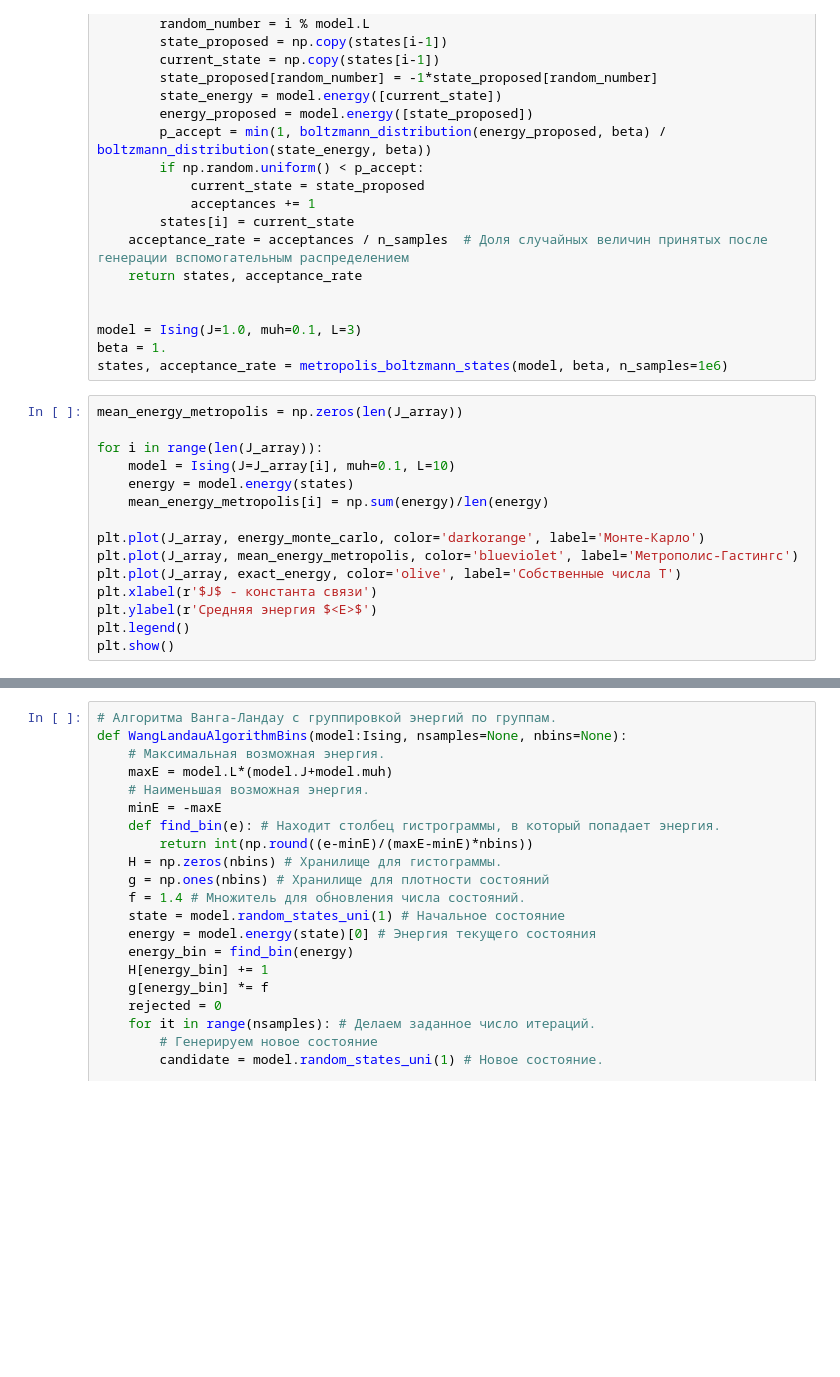
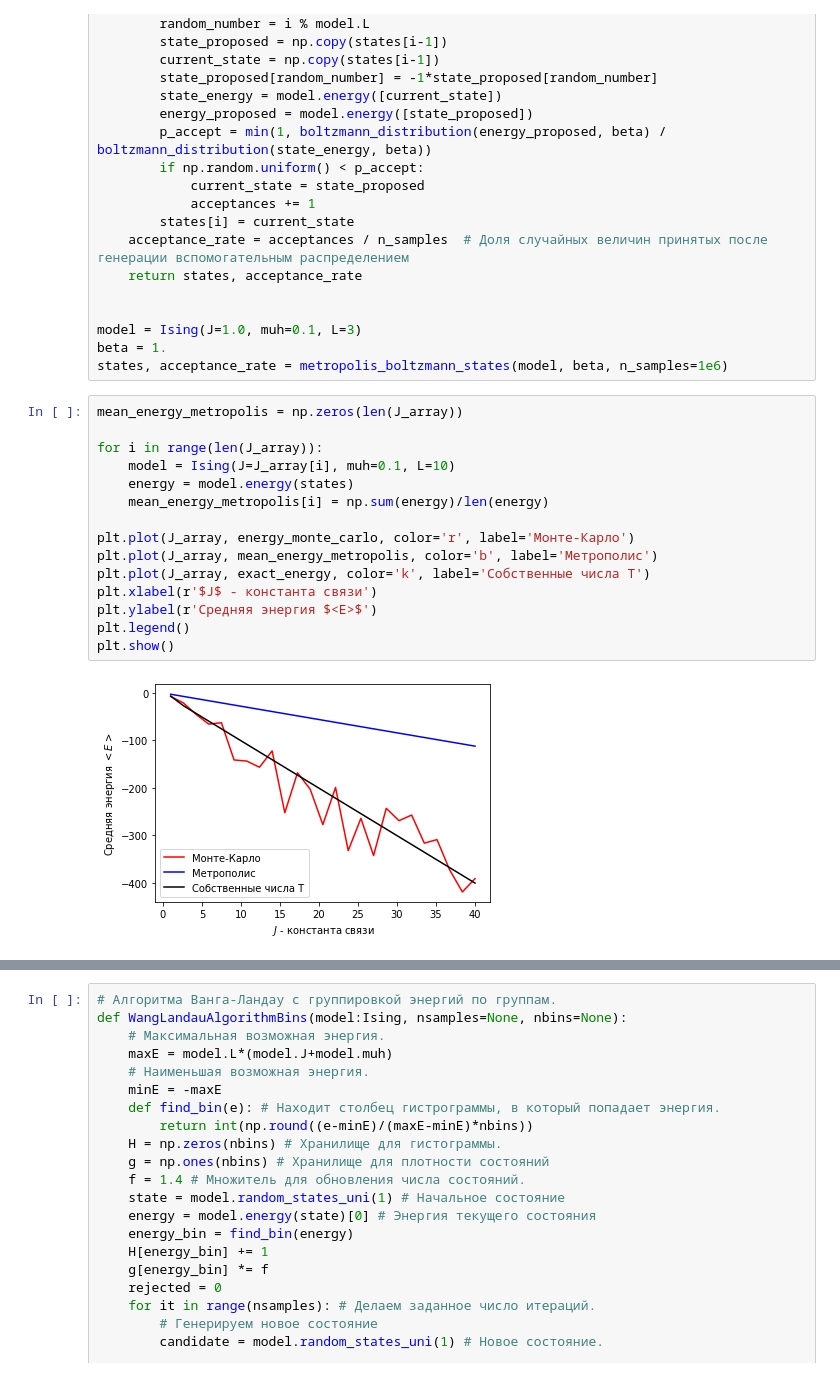
Before and after one commit to miroliubovmark/NumericalSim, a Jupyter notebook: lab 7/lab_7_MonteCarlo.ipynb, the cells around one changed output, grey strips where cells are left out. Saved outputs shown, nothing was run; the diff lists cells and outputs as text; blank space fills up the shorter version.

```diff
--- a/lab 7/lab_7_MonteCarlo.ipynb
+++ b/lab 7/lab_7_MonteCarlo.ipynb
@@ -836,15 +927,17 @@ states, acceptance_rate = metropolis_boltzmann_states(model, beta, n_samples=1e6
 # %%
 mean_energy_metropolis = np.zeros(len(J_array))
 
 for i in range(len(J_array)):
     model = Ising(J=J_array[i], muh=0.1, L=10)
     energy = model.energy(states)
     mean_energy_metropolis[i] = np.sum(energy)/len(energy)
 
-plt.plot(J_array, energy_monte_carlo, color='darkorange', label='Монте-Карло')
-plt.plot(J_array, mean_energy_metropolis, color='blueviolet', label='Метрополис-Гастингс')
-plt.plot(J_array, exact_energy, color='olive', label='Собственные числа T')
+plt.plot(J_array, energy_monte_carlo, color='r', label='Монте-Карло')
+plt.plot(J_array, mean_energy_metropolis, color='b', label='Метрополис')
+plt.plot(J_array, exact_energy, color='k', label='Собственные числа T')
 plt.xlabel(r'$J$ - константа связи')
 plt.ylabel(r'Средняя энергия $<E>$')
 plt.legend()
 plt.show()
+# %% [output]
+[figure, added]
```
Also changed, not shown: parts of 18 cells of this notebook, 1 other file.
